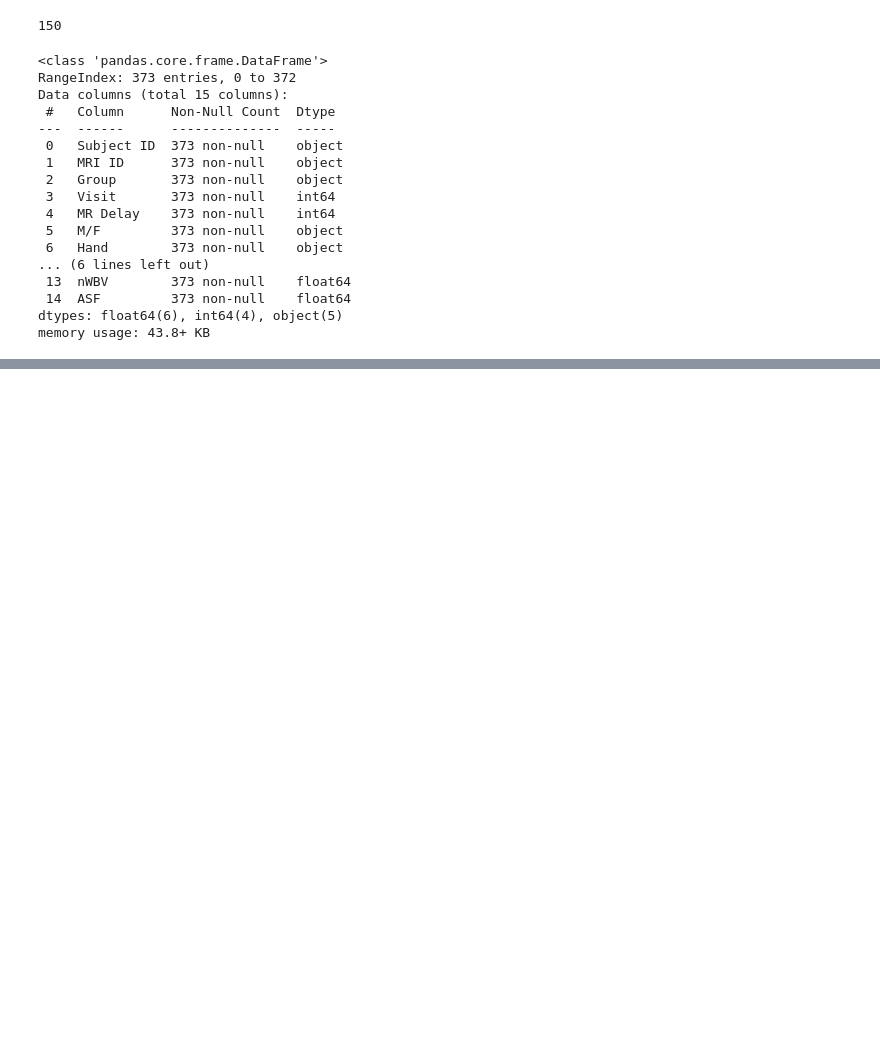
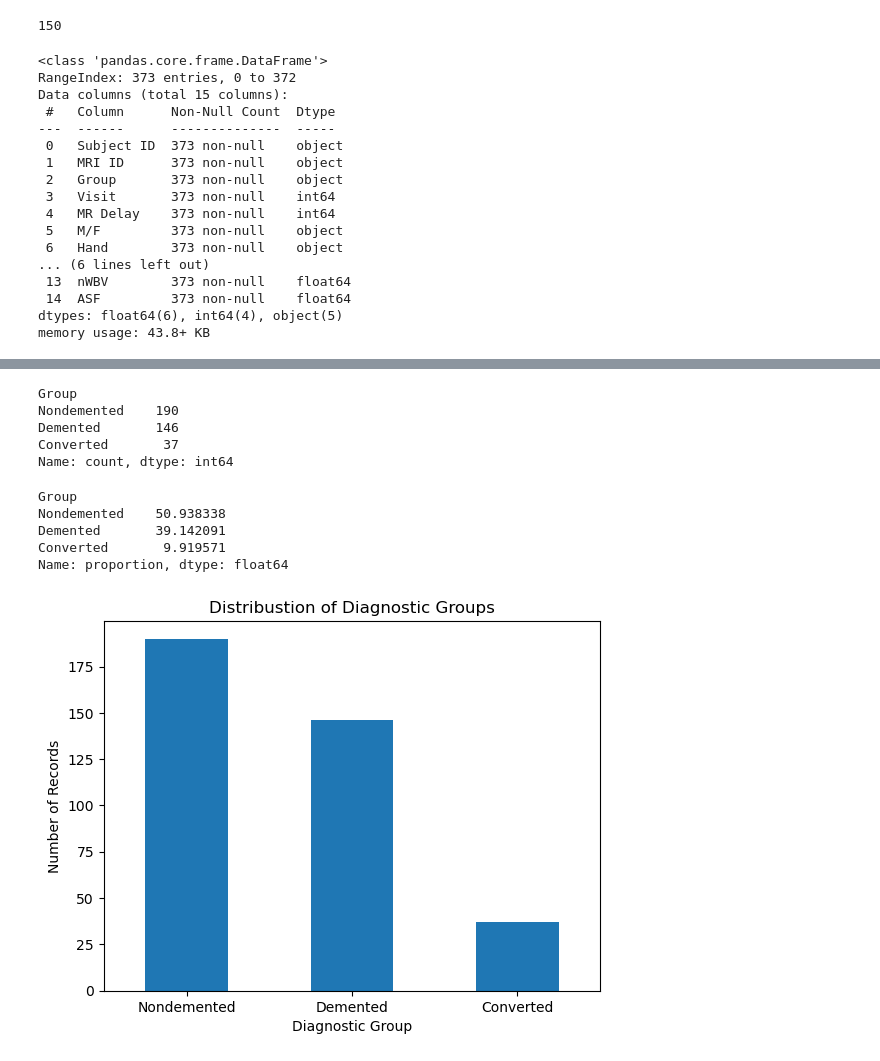
Before and after one commit to pamusai-45/NeuroPath-AI, a Jupyter notebook: notebook/01_data_understanding.ipynb, the cells around one changed output, grey strips where cells are left out. Saved outputs shown, nothing was run; the diff lists cells and outputs as text; code cells hidden in the pictures; blank space fills up the shorter version.

```diff
--- a/notebook/01_data_understanding.ipynb
+++ b/notebook/01_data_understanding.ipynb
@@ -108,0 +139,28 @@ df[["Subject ID", "MRI ID", "Visit", "MR Delay"]].head(20)
+# %%
+df["Group"].value_counts()
+# %% [output]
+Group
+Nondemented    190
+Demented       146
+Converted       37
+Name: count, dtype: int64
+# %%
+df["Group"].value_counts(normalize=True) * 100
+# %% [output]
+Group
+Nondemented    50.938338
+Demented       39.142091
+Converted       9.919571
+Name: proportion, dtype: float64
+# %%
+import matplotlib.pyplot as plt
+
+df['Group'].value_counts().plot(kind='bar')
+
+plt.title('Distribustion of Diagnostic Groups')
+plt.xlabel('Diagnostic Group')
+plt.ylabel('Number of Records')
+plt.xticks(rotation=0)
+plt.show()
+# %% [output]
+[figure, added]
```
Also changed, not shown: parts of 84 cells of this notebook.
